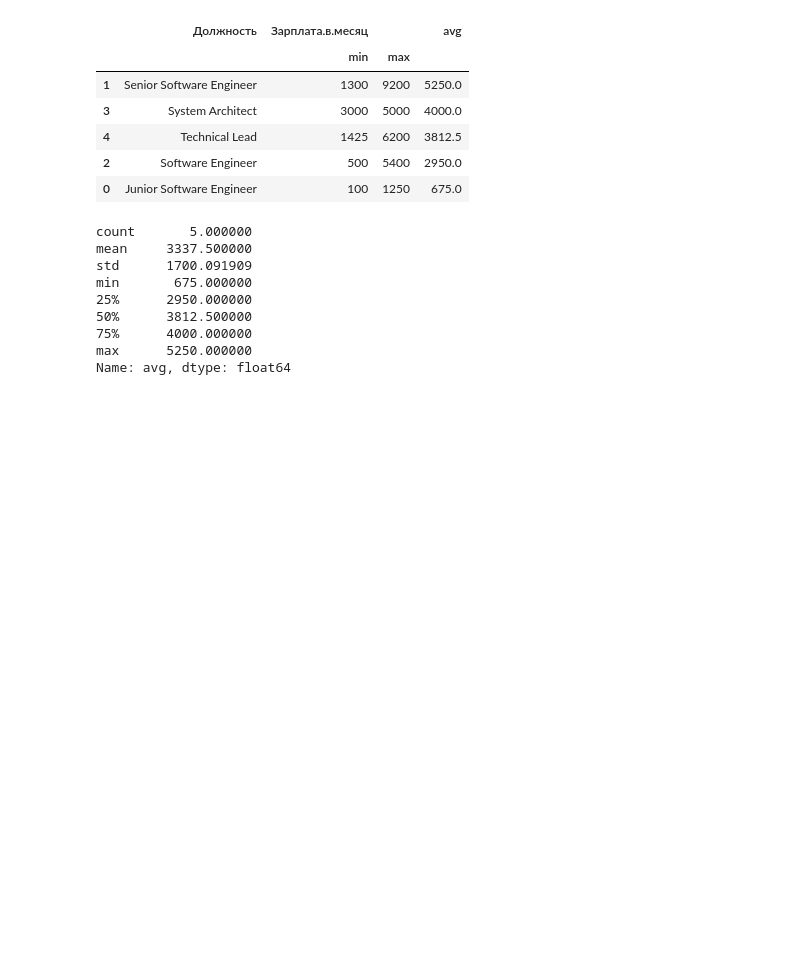
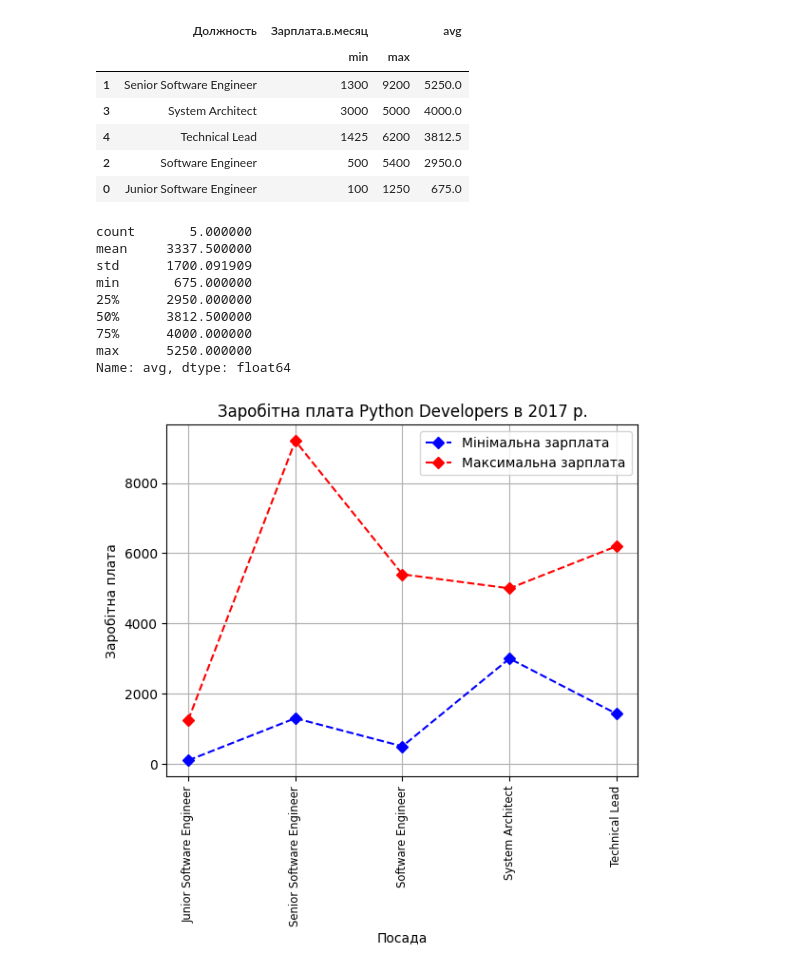
Before and after one commit to Kostiantyn-Liapkalo/pandas_matplotlib, a Jupyter notebook: Hw2.2.ipynb, the cells around one changed output. Drawn from its saved outputs; the diff is of its cells as text; code cells hidden in the pictures; blank space fills up the shorter version.

```diff
--- a/Hw2.2.ipynb
+++ b/Hw2.2.ipynb
@@ -232,0 +234,24 @@ Name: avg, dtype: float64
+# %%
+plt.plot(salary['Должность'],
+         salary['Зарплата.в.месяц']['min'],
+         label="Мінімальна зарплата",
+         color='b',
+         linestyle = '--',
+         marker = 'D')
+plt.grid()
+plt.plot(salary['Должность'],
+         salary['Зарплата.в.месяц']['max'],
+         label="Максимальна зарплата",
+         color='r',
+         linestyle = '--',
+         marker = 'D',)
+
+plt.xlabel("Посада")
+plt.ylabel("Заробітна плата")
+plt.xticks(rotation=90, fontsize='small')
+plt.title("Заробітна плата Python Developers в 2017 р.")
+plt.legend()
+
+plt.show()
+# %% [output]
+[figure, added]
```
Also changed, not shown: parts of 2 cells of this notebook, 3 other files.
